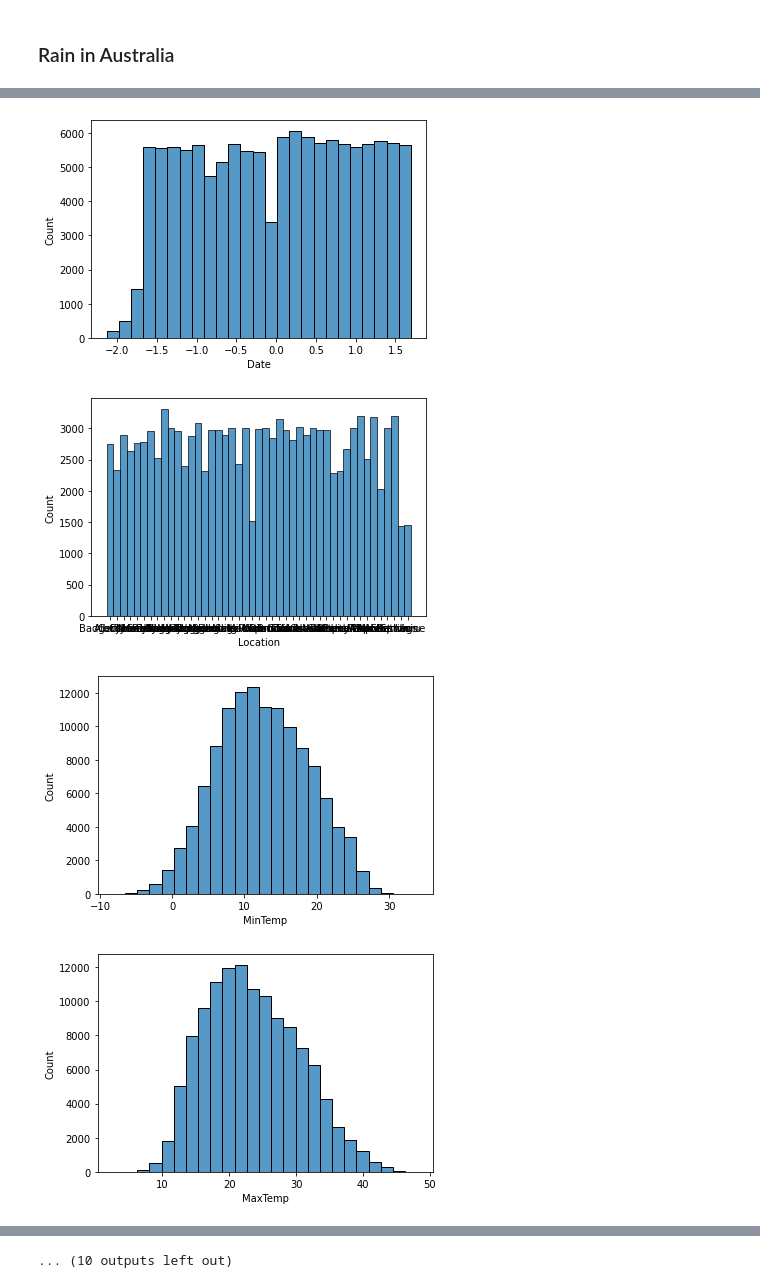
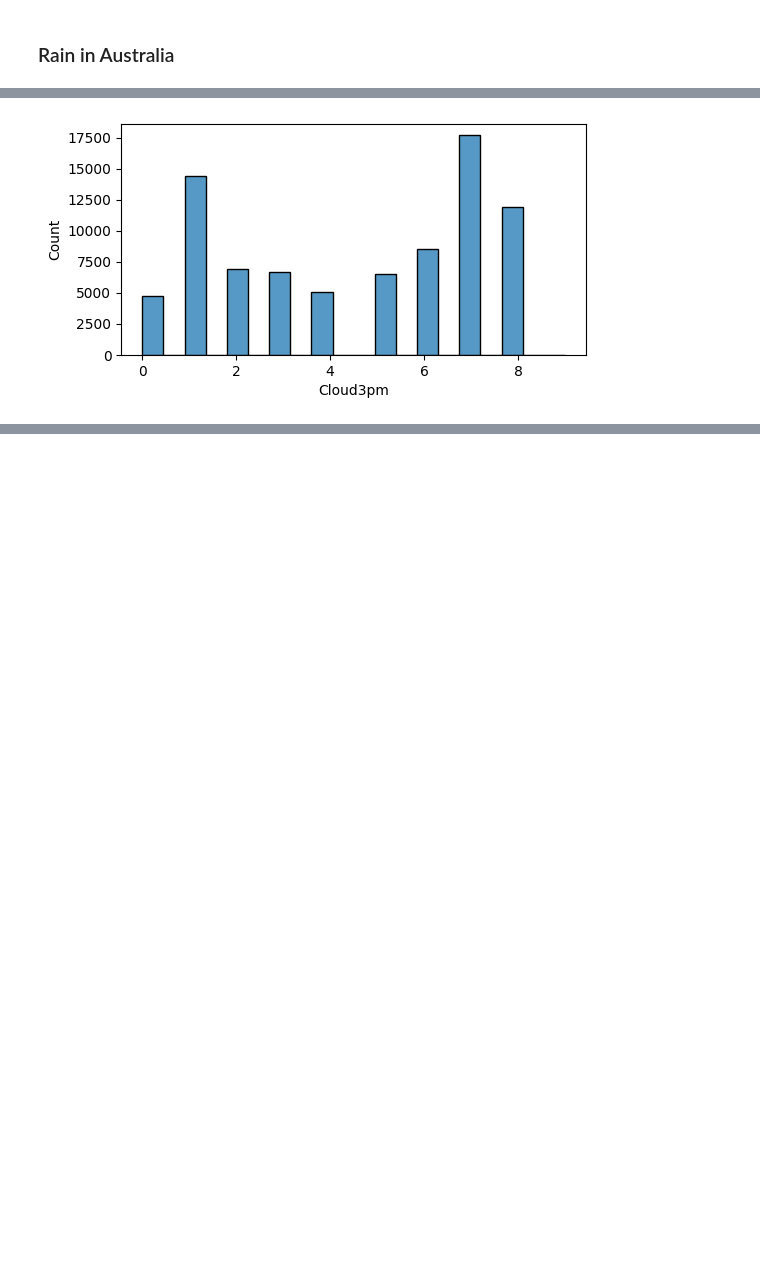
Before and after one commit to Lekolas01/g3-rain_in_australia, a Jupyter notebook: rain.ipynb, the cells around one changed output, grey strips where cells are left out. Drawn from its saved outputs; the diff is of its cells as text; code cells hidden in the pictures; blank space fills up the shorter version.

```diff
--- a/rain.ipynb
+++ b/rain.ipynb
@@ -83,10 +83,9 @@ dtype: int64
 # %%
 #df = df.sample(n=1000)
 for var in variables:
-    sns.histplot(data=df[var], bins=25, )
+    if var != 'Cloud3pm': continue
+    plt.figure(figsize=(6, 3))
+    sns.histplot(data=df[var], bins=20)
     plt.show()
 # %% [output]
-[figure, old version]
+[figure, new version]
-[figure, removed]
-[figure, removed]
-[figure, removed]
@@ -101 +91,0 @@ for var in variables:
-... (10 outputs left out)
```
Also changed, not shown: parts of 16 cells of this notebook.
